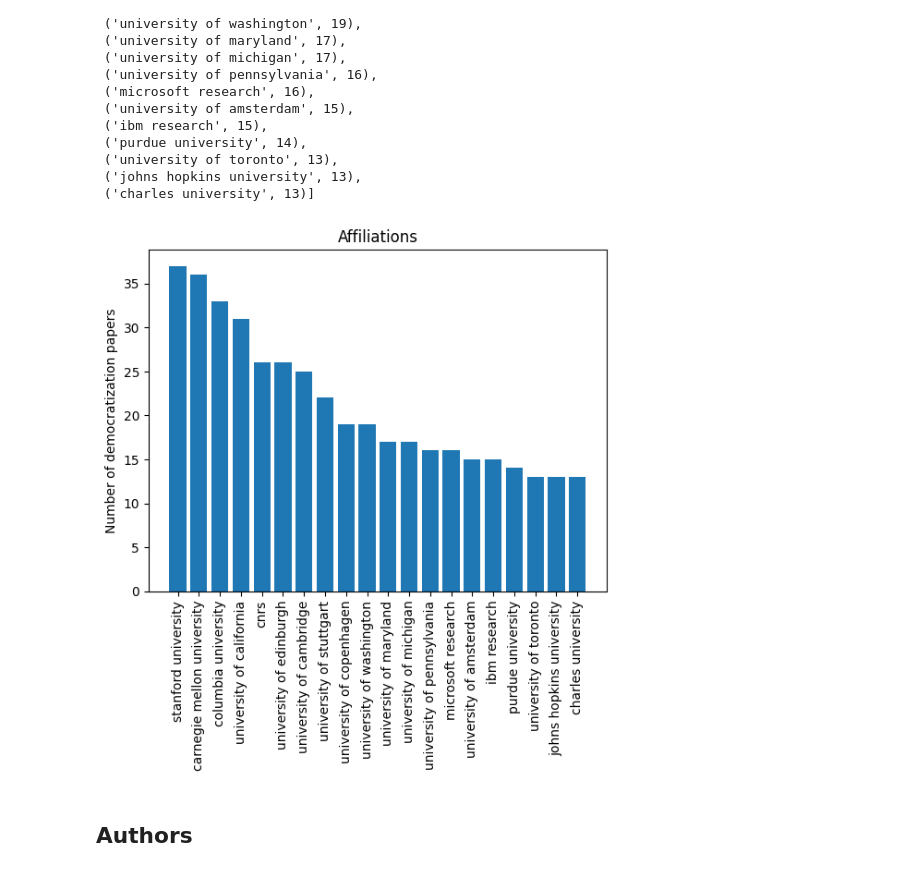
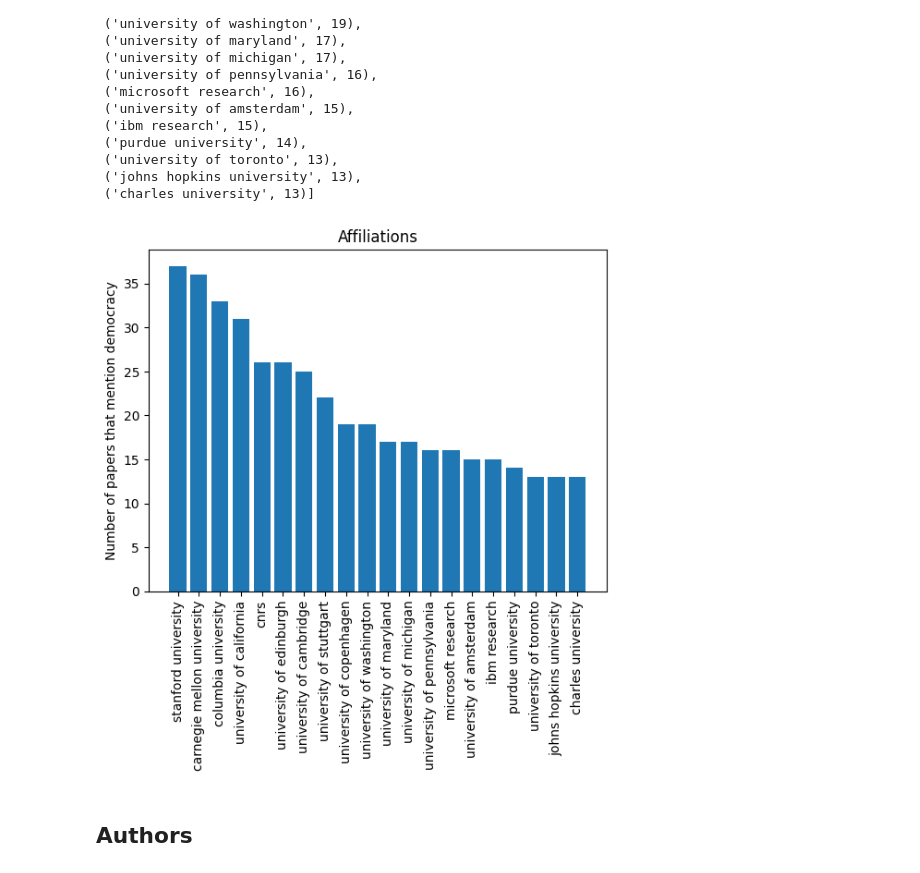
Before and after one commit to ArjunSubramonian/democratization-nlp, a Jupyter notebook: explore-papers.ipynb, the cells around one changed output. Drawn from its saved outputs; the diff is of its cells as text; code cells hidden in the pictures.

```diff
--- a/explore-papers.ipynb
+++ b/explore-papers.ipynb
@@ -259,12 +243,12 @@ list(zip(uniq_affils[topk_affils], counts_affils[topk_affils]))
 # %%
 plt.bar(uniq_affils[topk_affils], counts_affils[topk_affils])
 for tick in plt.gca().get_xticklabels():
     tick.set_rotation(90)
-plt.ylabel('Number of democratization papers')
+plt.ylabel('Number of papers that mention democracy')
 plt.title('Affiliations')
 plt.show()
 # %% [output]
-[figure, old version]
+[figure, new version]
 # %% [markdown]
 ## Authors
 # %%
```
Also changed, not shown: parts of 9 cells of this notebook.
